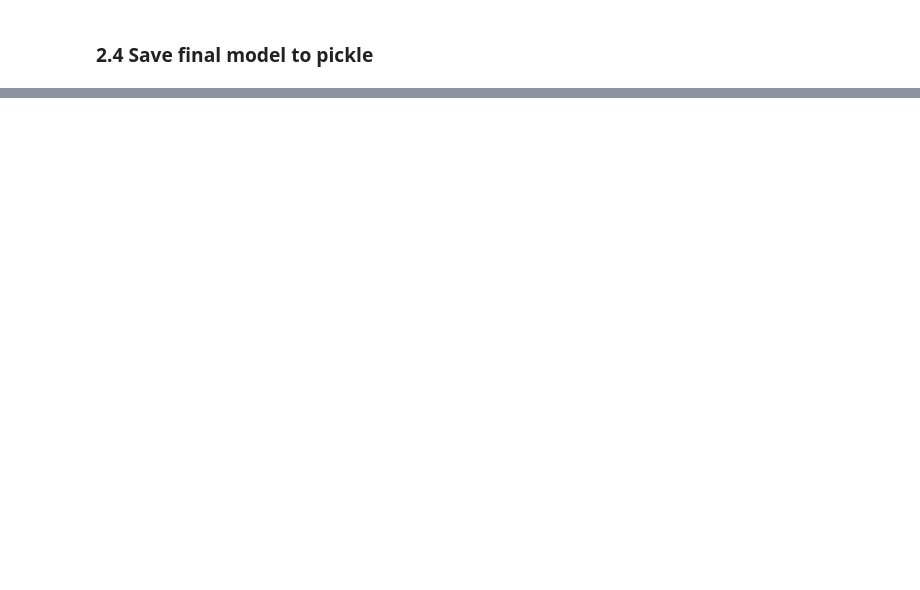
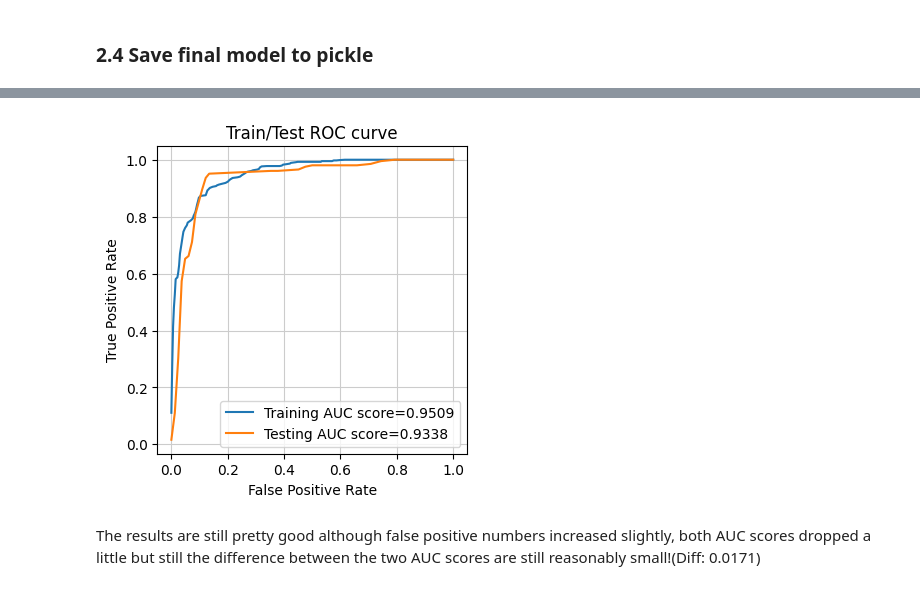
Before and after one commit to viviensiu/heart-failure-prediction, a Jupyter notebook: notebook/part_2_modeling.ipynb, the cells around one changed output, grey strips where cells are left out. Drawn from its saved outputs; the diff is of its cells as text; code cells hidden in the pictures; blank space fills up the shorter version.

```diff
--- a/notebook/part_2_modeling.ipynb
+++ b/notebook/part_2_modeling.ipynb
@@ -410,0 +499,24 @@ As per above, it is decided that the final model would be `XGBClassifier`.
+# %%
+# Compute false positive rate, true positive rate for full training and test predictions
+train_pred = xgb_best.predict_proba(X_full_train)[:,1]
+test_pred = xgb_best.predict_proba(X_test)[:,1]
+
+fpr_train, tpr_train, _ = roc_curve(y_full_train, train_pred)
+fpr_test, tpr_test, _ = roc_curve(y_test, test_pred)
+
+# AUC scoring on training and validation dataset
+AUC_train = roc_auc_score(y_full_train, train_pred)
+AUC_test = roc_auc_score(y_test, test_pred)
+
+plt.figure(figsize=(4,4))
+sns.lineplot(x=fpr_train, y=tpr_train, label=f"Training AUC score={AUC_train:.4f}", errorbar=None)
+sns.lineplot(x=fpr_test, y=tpr_test, label=f"Testing AUC score={AUC_test:.4f}", errorbar=None)
+plt.title(f"Train/Test ROC curve")
+plt.xlabel("False Positive Rate")
+plt.ylabel("True Positive Rate")
+plt.grid(linestyle='-', color='0.8')
+plt.show()
+# %% [output]
+[figure, added]
+# %% [markdown]
+The results are still pretty good although false positive numbers increased slightly, both AUC scores dropped a little but still the difference between the two AUC scores are still reasonably small!(Diff: 0.0171)
```
Also changed, not shown: parts of 31 cells of this notebook, 1 other file.
